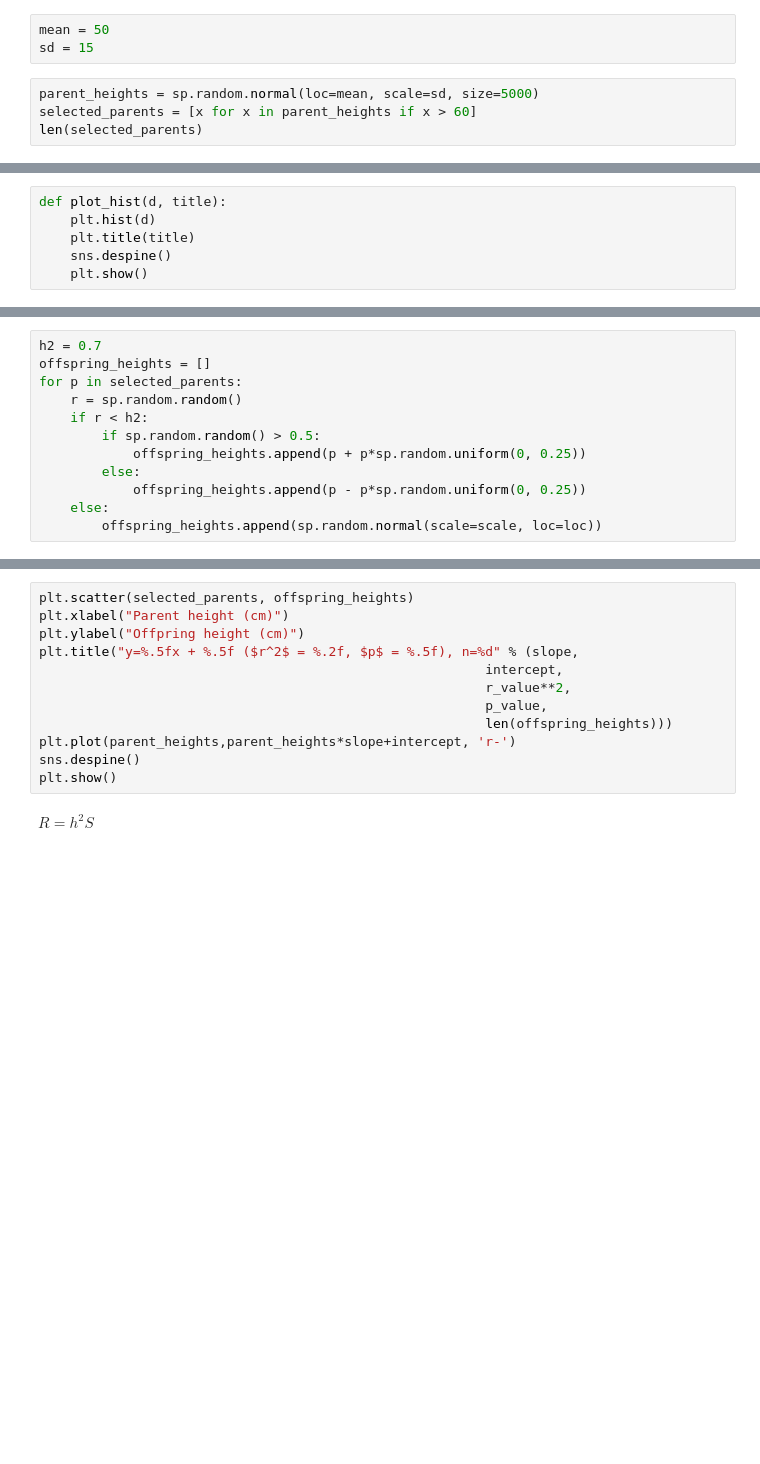
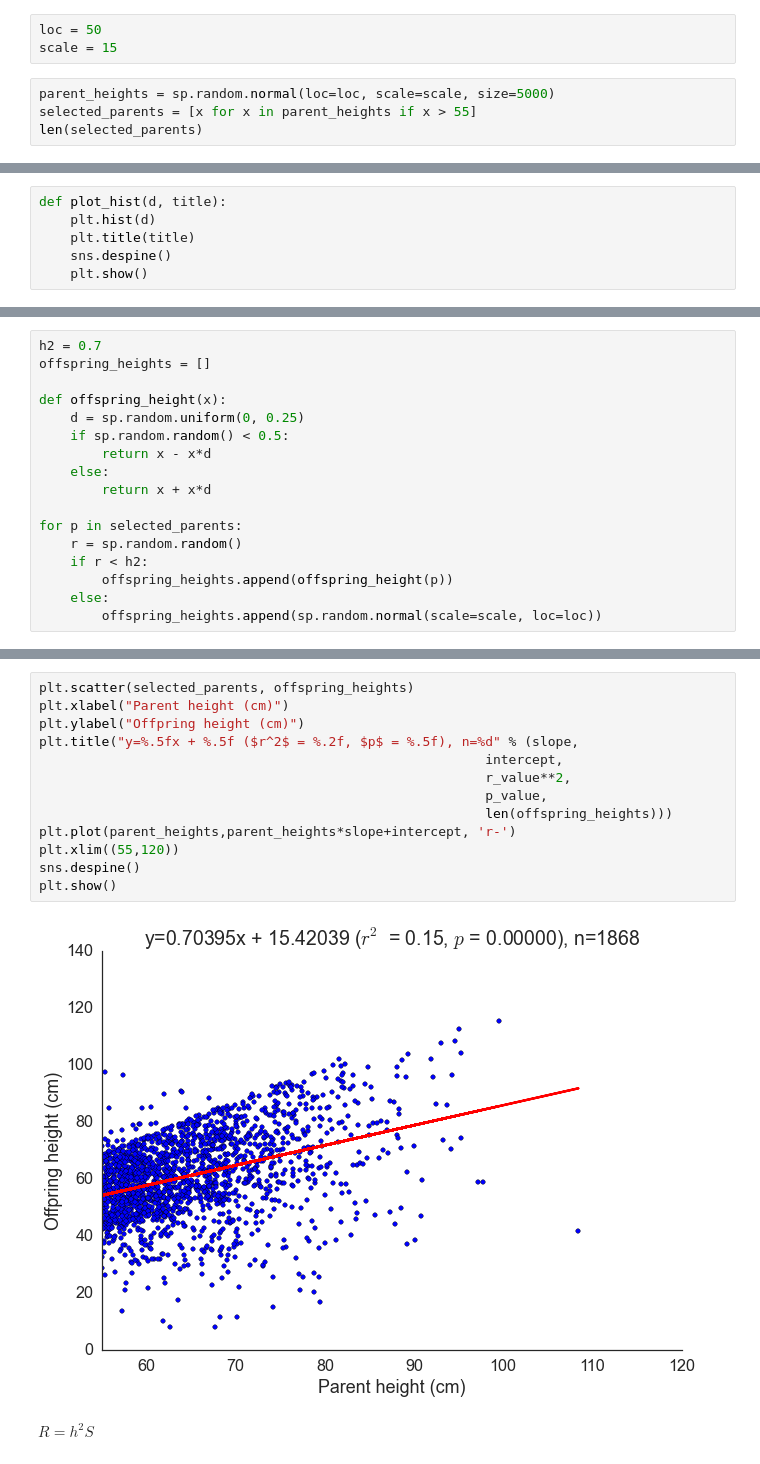
Before and after one commit to cfriedline/congen2015, a Jupyter notebook: slides/heritability.ipynb, the cells around one changed output, grey strips where cells are left out. Saved outputs shown, nothing was run; the diff lists cells and outputs as text; blank space fills up the shorter version.

Commit message:
offload offspring height

```diff
--- a/slides/heritability.ipynb
+++ b/slides/heritability.ipynb
@@ -10,9 +10,9 @@ import seaborn as sns
 sns.set_style("white")
 sns.set_context("talk", font_scale=1.25)
 # %%
-mean = 50
-sd = 15
+loc = 50
+scale = 15
 # %%
-parent_heights = sp.random.normal(loc=mean, scale=sd, size=5000)
-selected_parents = [x for x in parent_heights if x > 60]
+parent_heights = sp.random.normal(loc=loc, scale=scale, size=5000)
+selected_parents = [x for x in parent_heights if x > 55]
 len(selected_parents)
@@ -28,13 +33,18 @@ plot_hist(selected_parents, "Selected")
 # %%
 h2 = 0.7
 offspring_heights = []
+
+def offspring_height(x):
+    d = sp.random.uniform(0, 0.25)
+    if sp.random.random() < 0.5:
+        return x - x*d
+    else:
+        return x + x*d
+
 for p in selected_parents:
     r = sp.random.random()
     if r < h2:
-        if sp.random.random() > 0.5:
-            offspring_heights.append(p + p*sp.random.uniform(0, 0.25))
-        else:
-            offspring_heights.append(p - p*sp.random.uniform(0, 0.25))
+        offspring_heights.append(offspring_height(p))
     else:
         offspring_heights.append(sp.random.normal(scale=scale, loc=loc))
 # %%
@@ -47,15 +61,18 @@ slope, intercept, r_value, p_value, std_err = reg
 # %%
 plt.scatter(selected_parents, offspring_heights)
 plt.xlabel("Parent height (cm)")
 plt.ylabel("Offpring height (cm)")
 plt.title("y=%.5fx + %.5f ($r^2$ = %.2f, $p$ = %.5f), n=%d" % (slope,
                                                          intercept,
                                                          r_value**2,
                                                          p_value,
                                                          len(offspring_heights)))
 plt.plot(parent_heights,parent_heights*slope+intercept, 'r-')
+plt.xlim((55,120))
 sns.despine()
 plt.show()
+# %% [output]
+[figure, added]
 # %% [markdown]
 $R = h^2S$
 # %%
```
Also changed, not shown: parts of 7 cells of this notebook.
